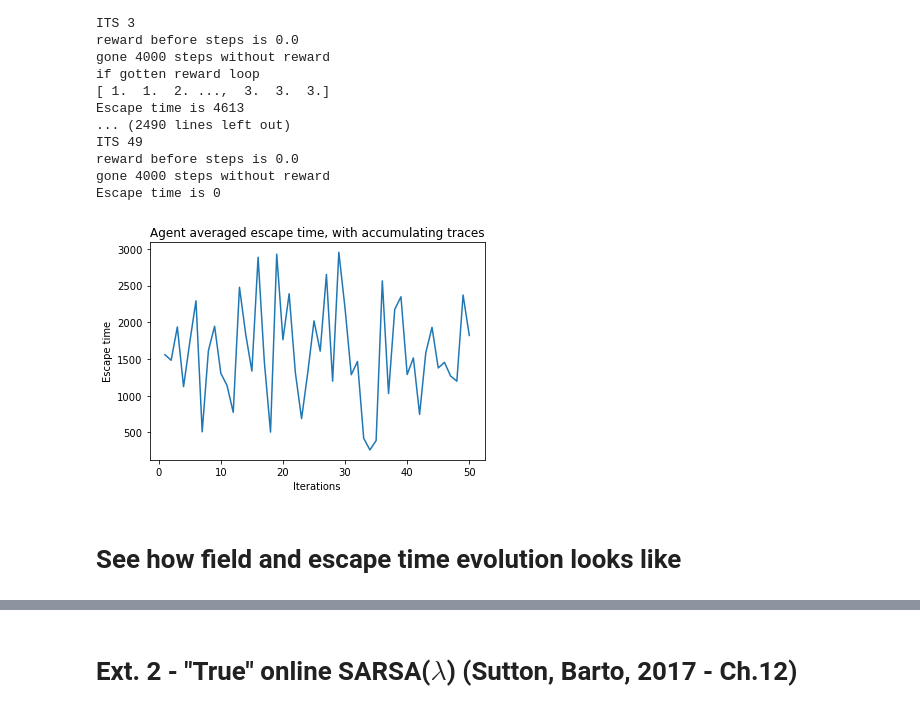
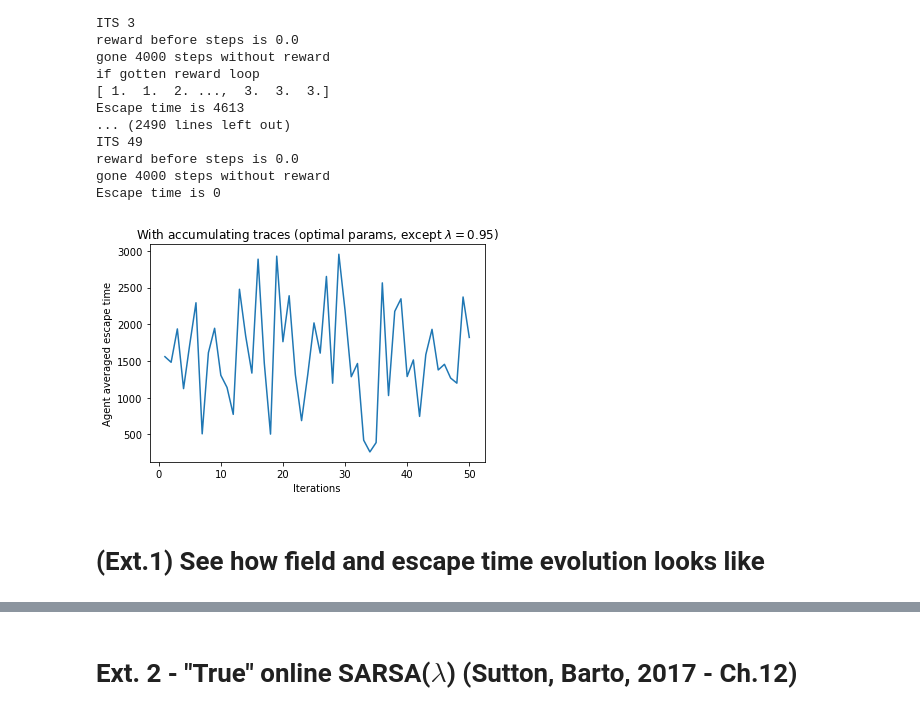
Before and after one commit to sergeivolodin/MountainCarRL, a Jupyter notebook: arvin/main.ipynb, the cells around one changed output, grey strips where cells are left out. Saved outputs shown, nothing was run; the diff lists cells and outputs as text; code cells hidden in the pictures.

```diff
--- a/arvin/main.ipynb
+++ b/arvin/main.ipynb
@@ -577,12 +541,3 @@ Probability does not sum up! They're: [  0.   0.  nan], with sum nan
 <matplotlib.figure.Figure at 0x...>
 <matplotlib.figure.Figure at 0x...>
 [figure]
-# %%
-plt.figure()
-for i in range(7):
-    plt.errorbar(ets,times_opt_av[lambdas[i]],yerr= np.std(times_opt_av[lambdas[i]]),label=r'$\lambda$ is {}'.format(lambdas[i]))
-plt.title("Agent and trial averaged escape latency vs. eta")
-plt.xlabel(r'$\eta$')
-plt.ylabel("Averaged escape time - 50 trials, 10 agents")
-plt.legend()
-plt.show()
@@ -793,16 +804,17 @@ gone 4000 steps without reward
 Escape time is 0
 # %%
 av_times = np.mean(times, axis=0)
+its = 50
 plt.figure()
-plt.title("Agent averaged escape time, with accumulating traces")
+plt.title("With accumulating traces (optimal params, except $\lambda = 0.95$)")
 plt.plot(np.linspace(1,its,its),av_times)
-plt.ylabel("Escape time")
+plt.ylabel("Agent averaged escape time")
 plt.xlabel("Iterations")
 plt.show()
 # %% [output]
-[figure, old version]
+[figure, new version]
 # %% [markdown]
-# See how field and escape time evolution looks like
+# (Ext.1) See how field and escape time evolution looks like
 # %%
 import matplotlib.pyplot as plt
 av_times = {} #Dictionary for agent averaged times
```
Also changed, not shown: parts of 25 cells of this notebook.
